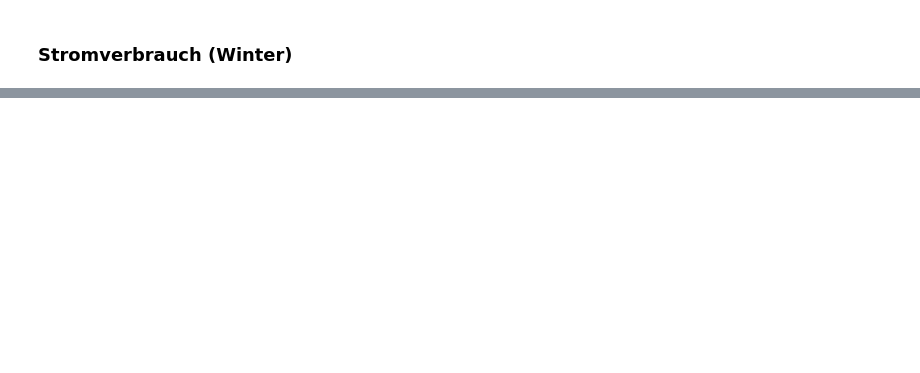
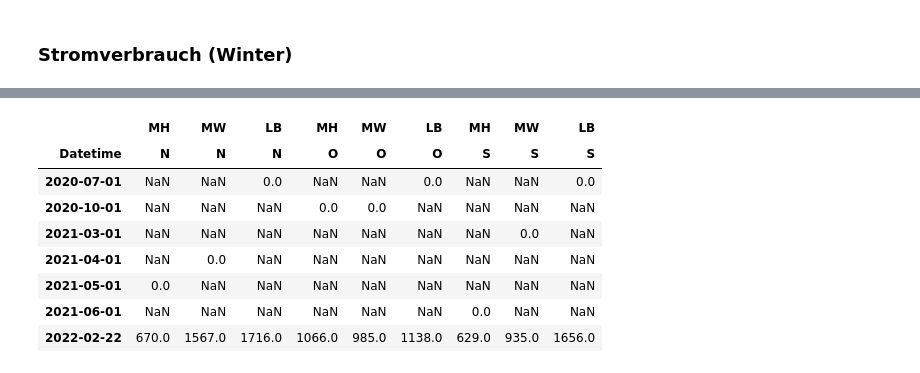
Before and after one commit to Ramonfi/eb-scripts, a Jupyter notebook: 1_Energieverbrauch.ipynb, the cells around one changed output, grey strips where cells are left out. Saved outputs shown, nothing was run; the diff lists cells and outputs as text; code cells hidden in the pictures; blank space fills up the shorter version.

```diff
--- a/1_Energieverbrauch.ipynb
+++ b/1_Energieverbrauch.ipynb
@@ -378,3 +394,15 @@ if ex:
+# %%
+Stromverbrauch
+# %% [output]
+|  | MH | MW | LB | MH | MW | LB | MH | MW | LB |
+| Datetime | N | N | N | O | O | O | S | S | S |
+| 2020-07-01 | NaN | NaN | 0.0 | NaN | NaN | 0.0 | NaN | NaN | 0.0 |
+| 2020-10-01 | NaN | NaN | NaN | 0.0 | 0.0 | NaN | NaN | NaN | NaN |
+| 2021-03-01 | NaN | NaN | NaN | NaN | NaN | NaN | NaN | 0.0 | NaN |
+| 2021-04-01 | NaN | 0.0 | NaN | NaN | NaN | NaN | NaN | NaN | NaN |
+| 2021-05-01 | 0.0 | NaN | NaN | NaN | NaN | NaN | NaN | NaN | NaN |
+| 2021-06-01 | NaN | NaN | NaN | NaN | NaN | NaN | 0.0 | NaN | NaN |
+| 2022-02-22 | 670.0 | 1567.0 | 1716.0 | 1066.0 | 985.0 | 1138.0 | 629.0 | 935.0 | 1656.0 |
 # %%
 plt.style.use('./src/stylesheets/eb3_präsi.mplstyle')
 # %%
```
Also changed, not shown: parts of 10 cells of this notebook, 2 other files.
